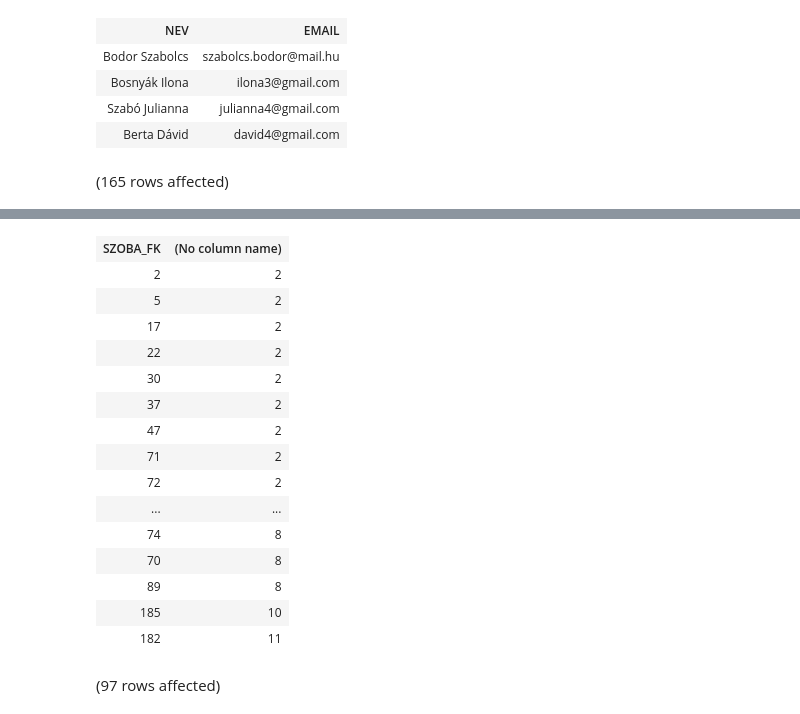
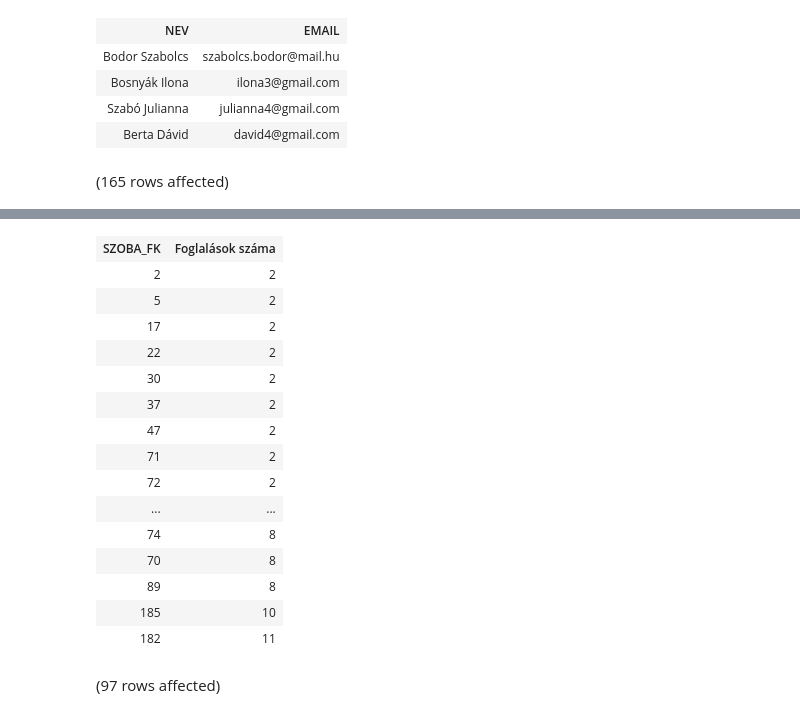
Before and after one commit to barnabasbaranyistud/zh1, a Jupyter notebook: zh1.ipynb, the cells around one changed output, grey strips where cells are left out. Cells and saved outputs as stored; diff of their text form; code cells hidden in the pictures.

```diff
--- a/zh1.ipynb
+++ b/zh1.ipynb
@@ -12,7 +12,7 @@ Total execution time: 00:00:00.010
 | Szabó Julianna | julianna4@gmail.com |
 | Berta Dávid | david4@gmail.com |
 # %%
-SELECT SZOBA_FK, COUNT(*)
+SELECT SZOBA_FK, COUNT(*) AS 'Foglalások száma'
 FROM Foglalas
 WHERE FELNOTT_SZAM > GYERMEK_SZAM
 GROUP BY SZOBA_FK
@@ -24,4 +24,4 @@ Total execution time: 00:00:00.012
-| SZOBA_FK | (No column name) |
+| SZOBA_FK | Foglalások száma |
 | 2 | 2 |
 | 5 | 2 |
 | 17 | 2 |
```
Also changed, not shown: parts of 1 cell of this notebook.
